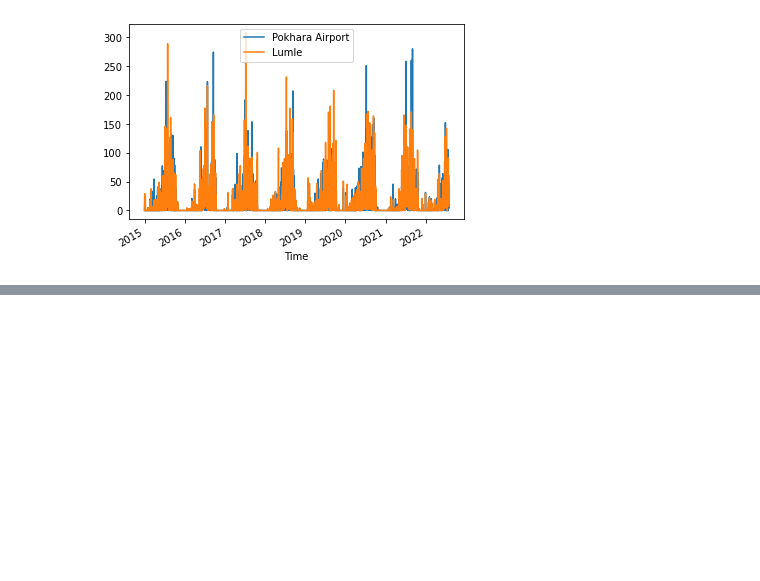
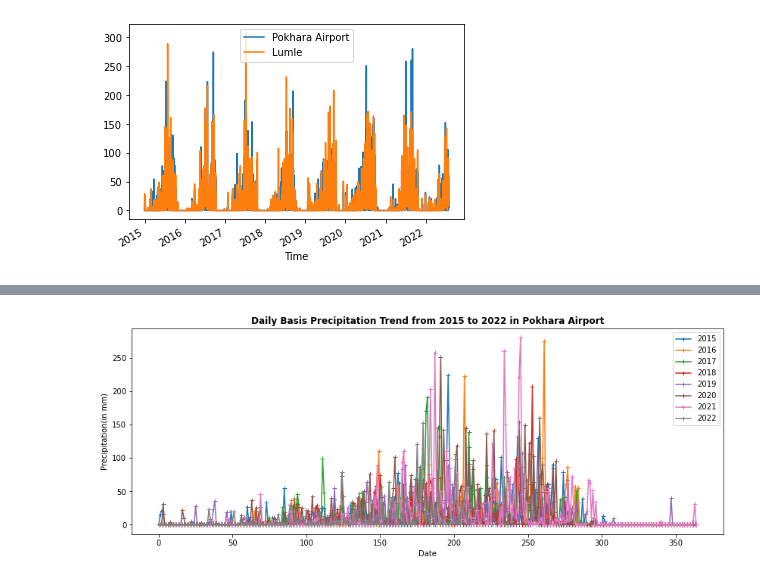
Before and after one commit to supathdhitalGEO/Weather-Forecasting, a Jupyter notebook: visualization/visualization.ipynb, the cells around one changed output, grey strips where cells are left out. Saved outputs shown, nothing was run; the diff lists cells and outputs as text; code cells hidden in the pictures; blank space fills up the shorter version.

Commit message:
update yearly basis trend and new dataframe too

```diff
--- a/visualization/visualization.ipynb
+++ b/visualization/visualization.ipynb
@@ -87 +89,5 @@ plt.legend(loc='upper left')
 [figure]
+# %%
+#lets introduce new dataframe to analyze the yearly precipitaion trend os same station
+a=pd.read_csv('./PokharaData.csv')
+a.head()
@@ -87,0 +101,9 @@ plt.legend(loc='upper left')
+# %%
+a.plot(figsize=(14,5), marker='+')
+plt.xlabel('Date', fontsize=10)
+plt.ylabel('Precipitation(in mm)',fontsize=10)
+plt.title('Daily Basis Precipitation Trend from 2015 to 2022 in Pokhara Airport',fontsize=12, fontweight='bold')
+plt.legend()
+plt.savefig('./images/PokharaYearlyBasis.png',dpi=800)
+# %% [output]
+[figure, added]
```
Also changed, not shown: parts of 3 cells of this notebook, 4 other files.
